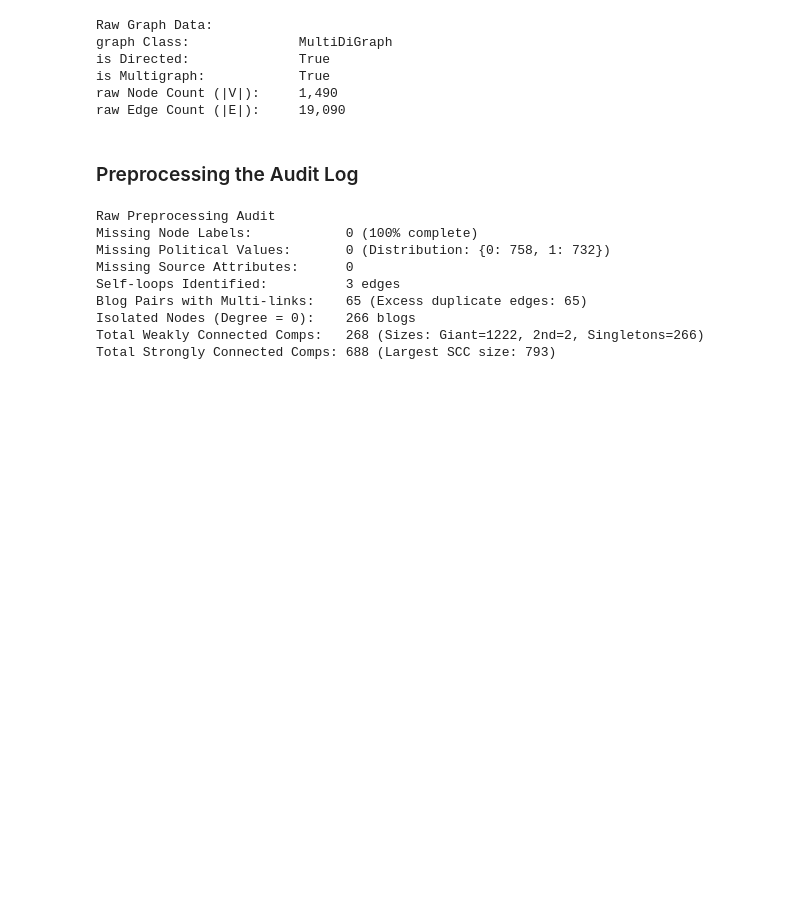
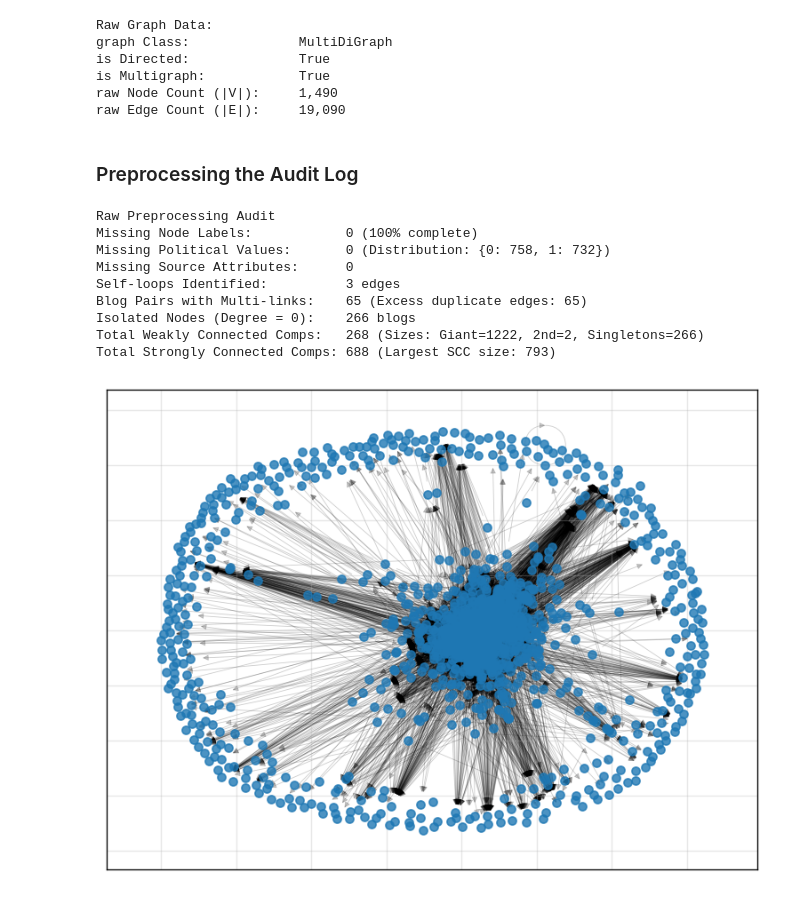
Before and after one commit to Abdullah2265Habib/Political-Blog-Network-Analysis, a Jupyter notebook: Untitled.ipynb, the cells around one changed output. Saved outputs shown, nothing was run; the diff lists cells and outputs as text; code cells hidden in the pictures; blank space fills up the shorter version.

Commit message:
draw the grph of whole network and saved them in /figures

```diff
--- a/Untitled.ipynb
+++ b/Untitled.ipynb
@@ -101,3 +101,11 @@ Blog Pairs with Multi-links:    65 (Excess duplicate edges: 65)
 Isolated Nodes (Degree = 0):    266 blogs
 Total Weakly Connected Comps:   268 (Sizes: Giant=1222, 2nd=2, Singletons=266)
 Total Strongly Connected Comps: 688 (Largest SCC size: 793)
+# %%
+pos = nx.spring_layout(G_raw, seed=42)
+
+nx.draw_networkx_nodes(G_raw, pos, node_size=30, alpha=0.8)
+nx.draw_networkx_edges(G_raw, pos, arrows=True, arrowsize=8, alpha=0.2, width=0.5)
+plt.savefig("figures/raw.image.complete.graph.png", dpi=300, bbox_inches="tight")
+# %% [output]
+[figure, added]
```
Also changed, not shown: parts of 1 cell of this notebook, 2 other files.
